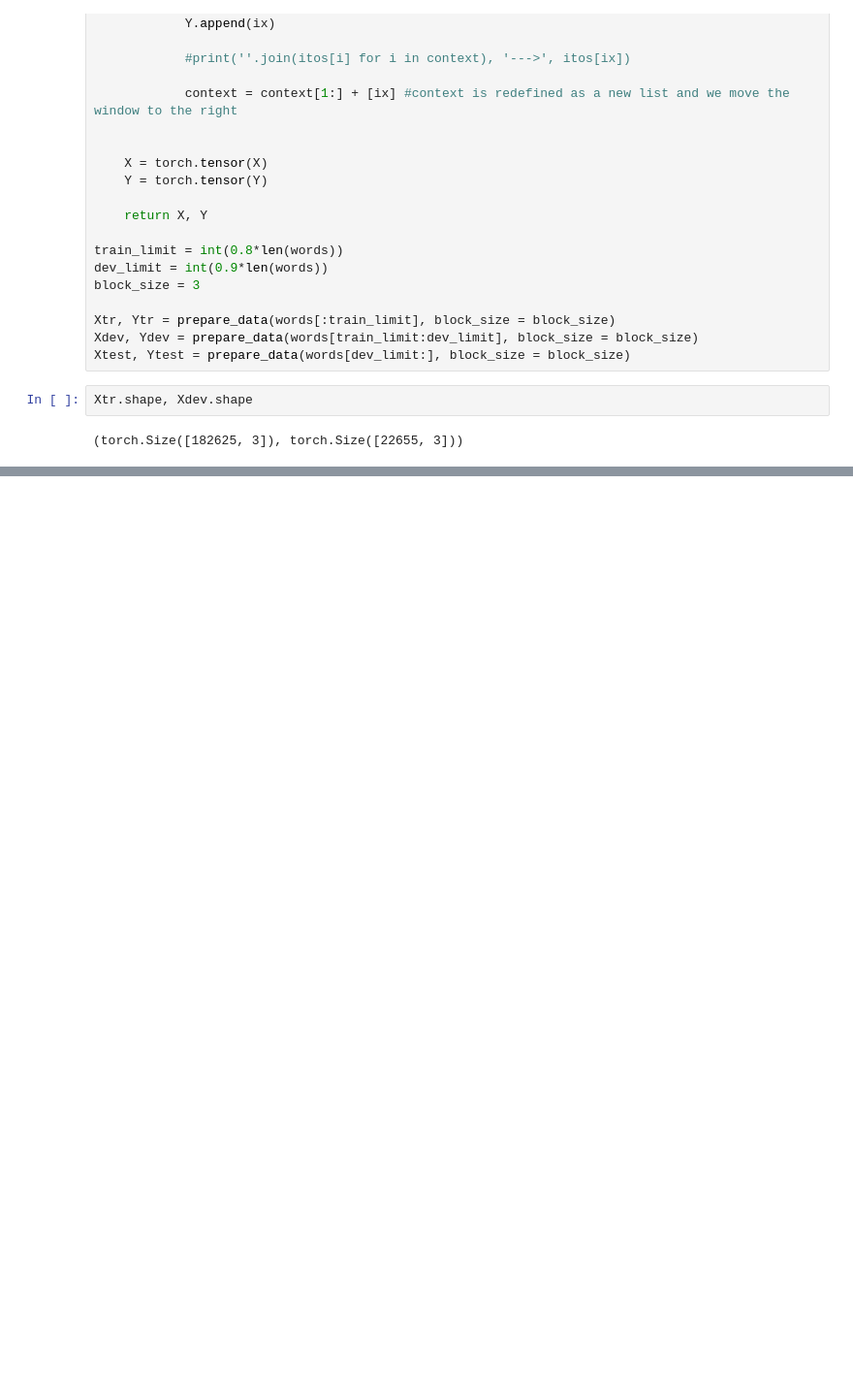
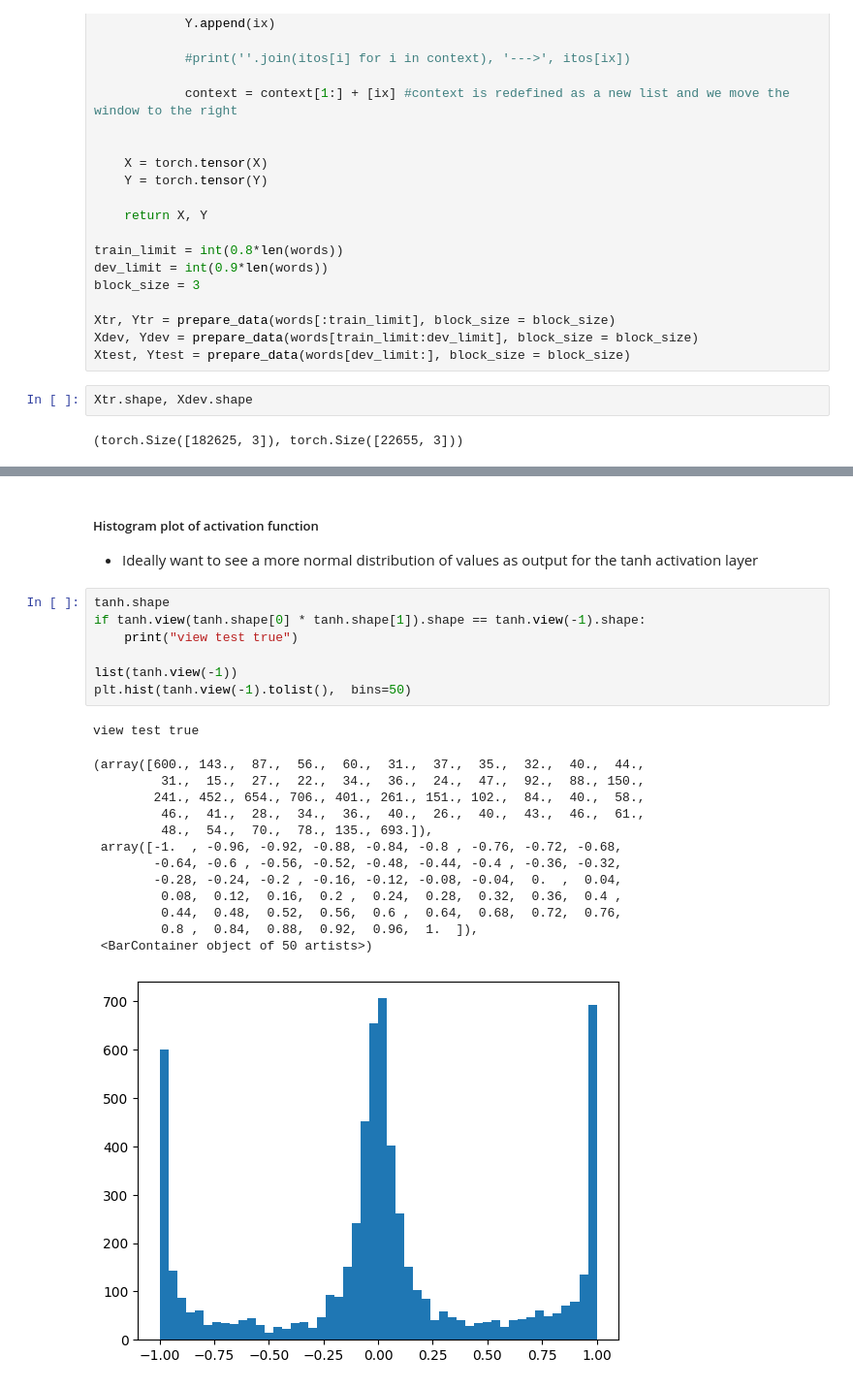
Before and after one commit to eitanzeev/first_principles, a Jupyter notebook: makemore_lesson3.ipynb, the cells around one changed output, grey strips where cells are left out. Shown at 97% size. Drawn from its saved outputs; the diff is of its cells as text; blank space fills up the shorter version.

```diff
--- a/makemore_lesson3.ipynb
+++ b/makemore_lesson3.ipynb
@@ -135,0 +190,25 @@ Training Loss: 2.370270013809204
+# %% [markdown]
+##### Histogram plot of activation function
+- Ideally want to see a more normal distribution of values as output for the tanh activation layer
+# %%
+tanh.shape
+if tanh.view(tanh.shape[0] * tanh.shape[1]).shape == tanh.view(-1).shape:
+    print("view test true")
+
+list(tanh.view(-1))
+plt.hist(tanh.view(-1).tolist(),  bins=50)
+# %% [output]
+view test true
+(array([600., 143.,  87.,  56.,  60.,  31.,  37.,  35.,  32.,  40.,  44.,
+         31.,  15.,  27.,  22.,  34.,  36.,  24.,  47.,  92.,  88., 150.,
+        241., 452., 654., 706., 401., 261., 151., 102.,  84.,  40.,  58.,
+         46.,  41.,  28.,  34.,  36.,  40.,  26.,  40.,  43.,  46.,  61.,
+         48.,  54.,  70.,  78., 135., 693.]),
+ array([-1.  , -0.96, -0.92, -0.88, -0.84, -0.8 , -0.76, -0.72, -0.68,
+        -0.64, -0.6 , -0.56, -0.52, -0.48, -0.44, -0.4 , -0.36, -0.32,
+        -0.28, -0.24, -0.2 , -0.16, -0.12, -0.08, -0.04,  0.  ,  0.04,
+         0.08,  0.12,  0.16,  0.2 ,  0.24,  0.28,  0.32,  0.36,  0.4 ,
+         0.44,  0.48,  0.52,  0.56,  0.6 ,  0.64,  0.68,  0.72,  0.76,
+         0.8 ,  0.84,  0.88,  0.92,  0.96,  1.  ]),
+ <BarContainer object of 50 artists>)
+[figure, added]
```
Also changed, not shown: parts of 23 cells of this notebook.
